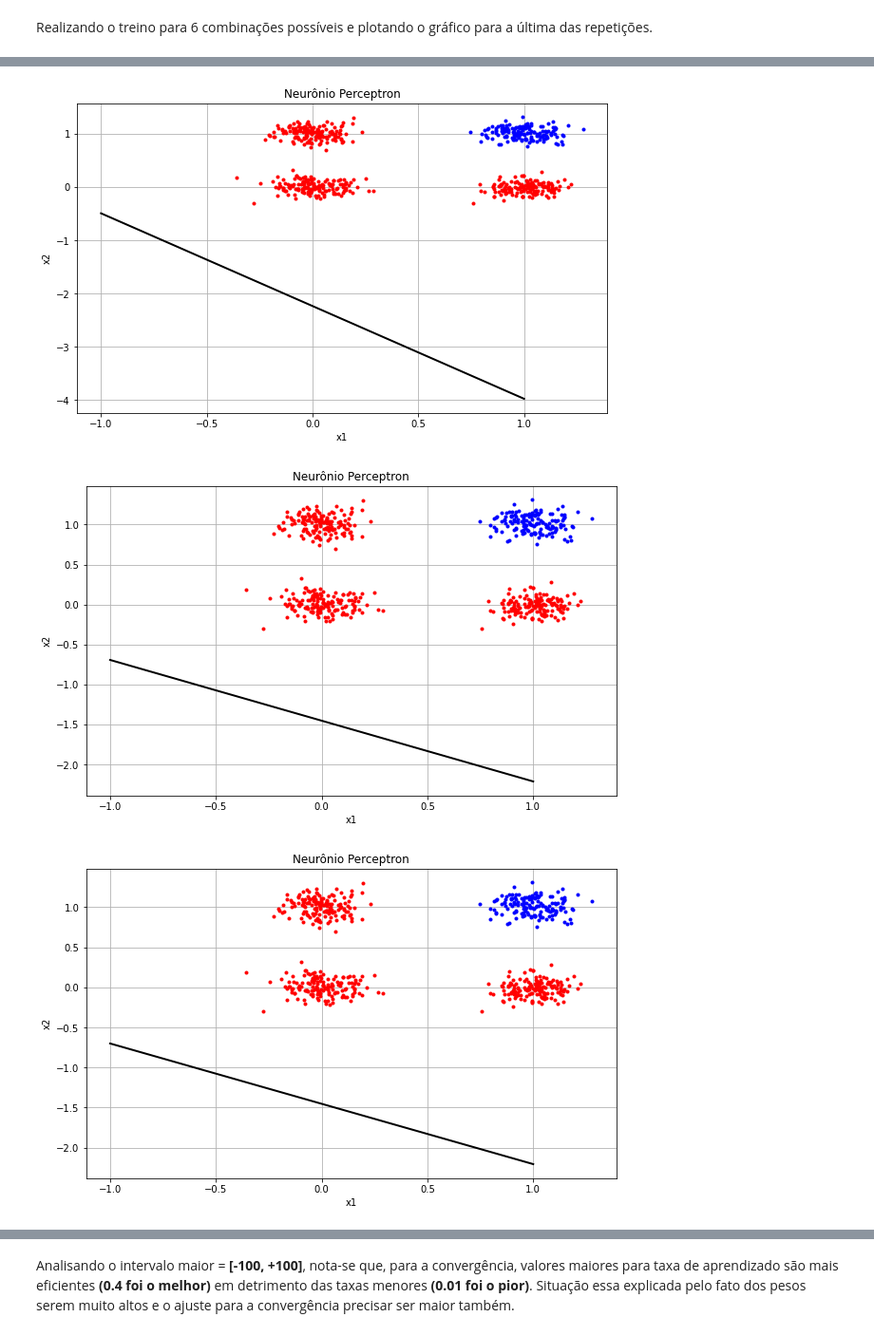
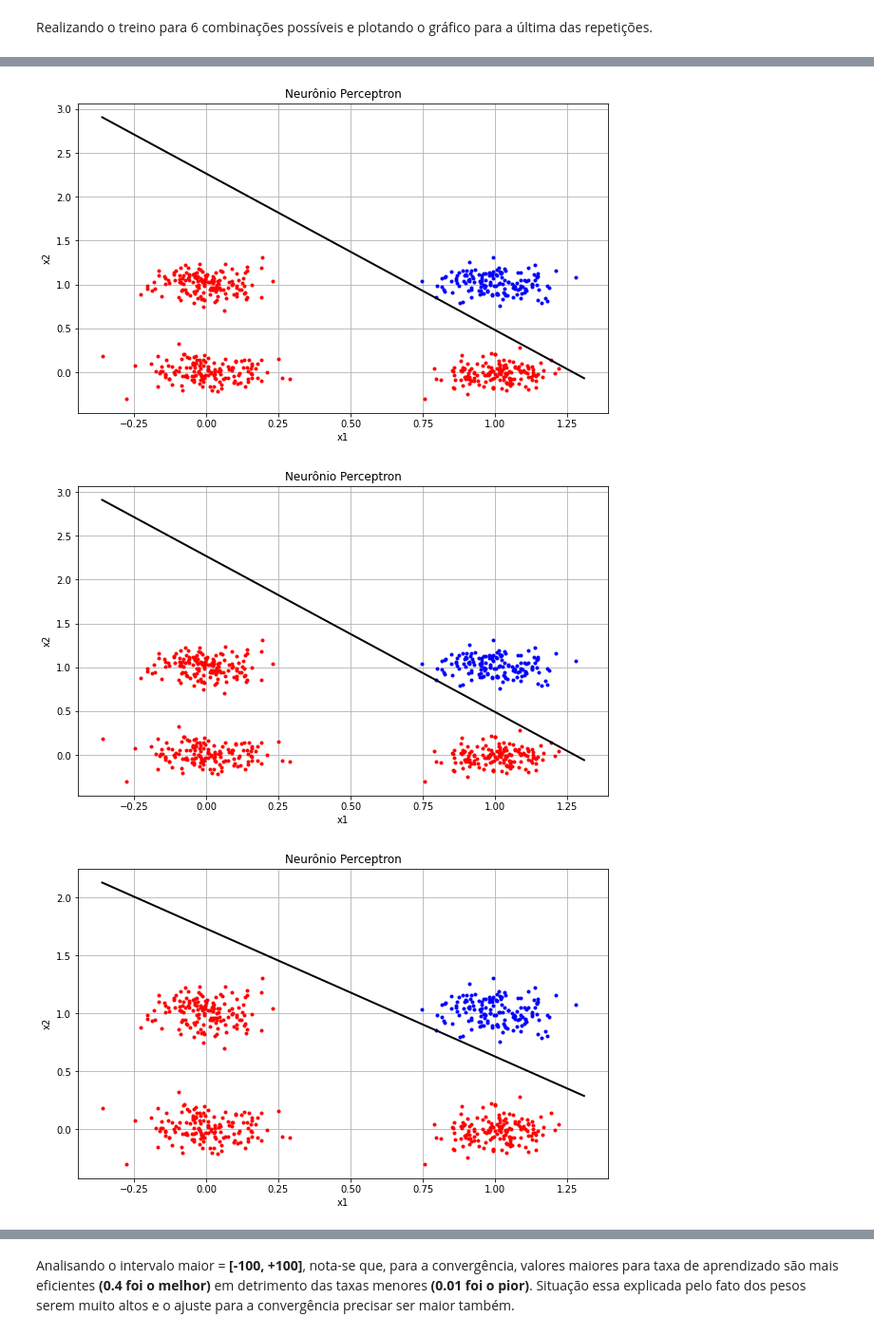
Before and after one commit to willianszwy/Aprendizado-Supervisionado-no-Neuronio-Perceptron, a Jupyter notebook: Perceptron.ipynb, the cells around one changed output, grey strips where cells are left out. Shown at 95% size. Cells and saved outputs as stored; diff of their text form; code cells hidden in the pictures.

Commit message:
ajuste plot

```diff
--- a/Perceptron.ipynb
+++ b/Perceptron.ipynb
@@ -147,7 +147,7 @@ class Perceptron:
         for i in range(X.shape[0]):
             plt.plot(X[i][0],X[i][1],'b.' if (X[i][2] == 1) else 'r.')
 
-        x1 = np.array([scala_min, scala_max])
+        x1 = np.array([np.amax(X), np.amin(X)])
         m = -self.pesos[1]/self.pesos[2]
         c = -self.pesos[0]/self.pesos[2]
         x2 = m*x1 + c
@@ -202,7 +202,7 @@ for I in valores_I:
     qnt_treino = []
 
     for _ in range(10):
-      neuronio = Perceptron(2, -1, n, -1 * I, I)
+      neuronio = Perceptron(2, 1, n, -1 * I, I)
       stats = neuronio.treinar(exemplos)
 
       qnt_treino.append(stats[0])
@@ -232,3 +232,3 @@ Pesos finais:  [0.11950045 0.07947234 0.06586531]
-[figure, old version]
+[figure, new version]
-[figure, old version]
+[figure, new version]
-[figure, old version]
+[figure, new version]
```
Also changed, not shown: parts of 13 cells of this notebook.
